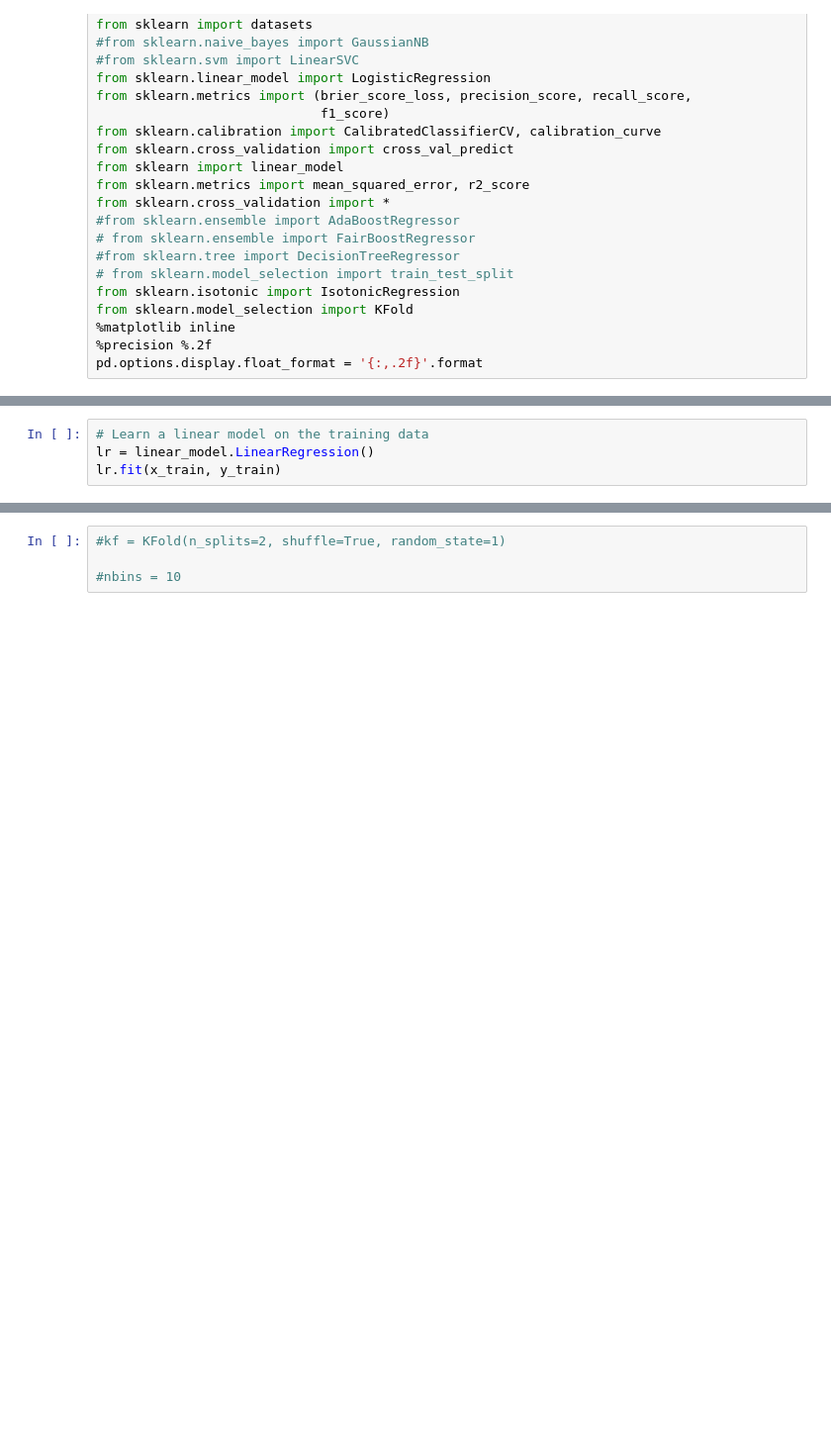
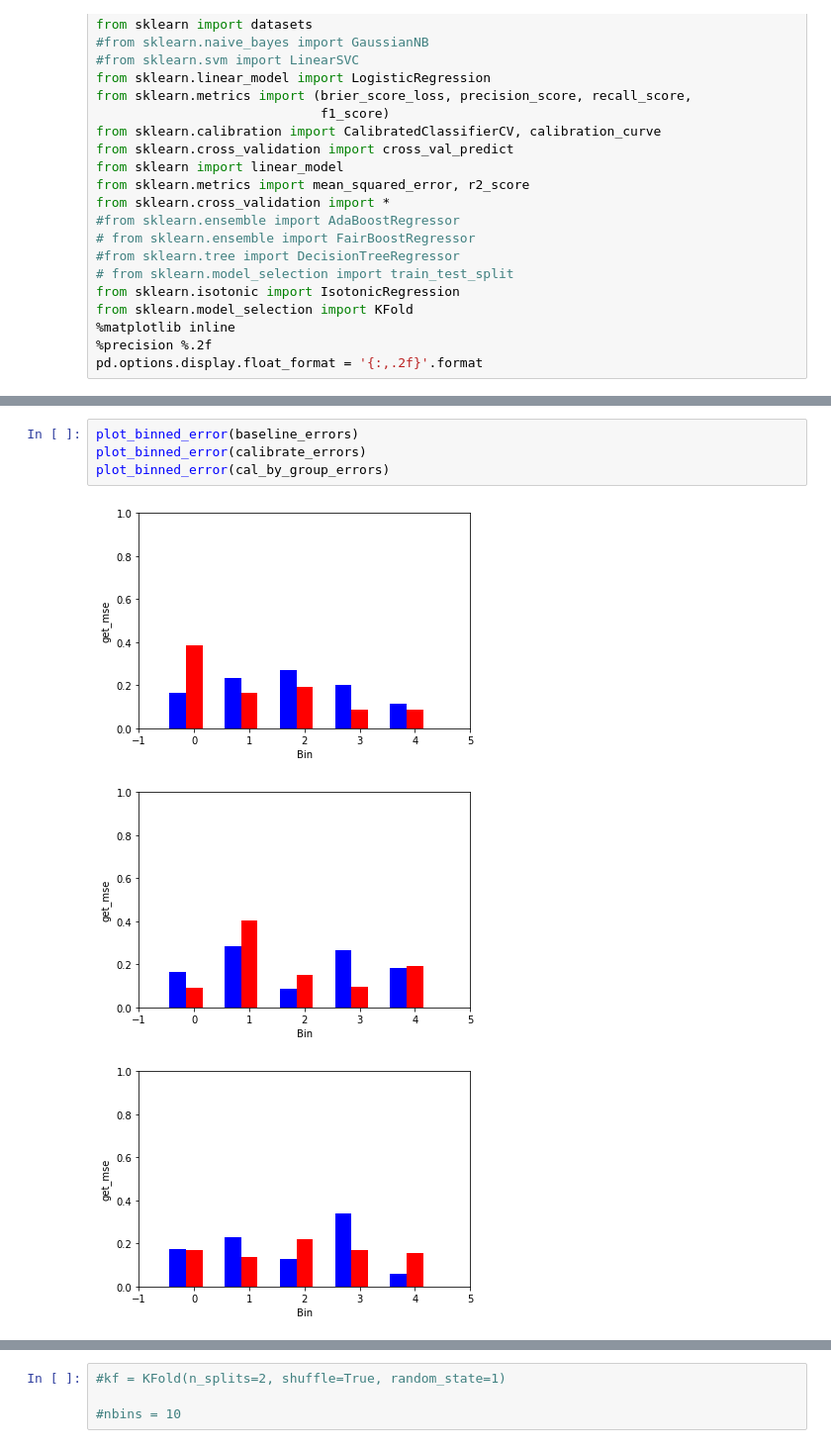
Before and after one commit to caitlinkuhlman/fair_ranking, a Jupyter notebook: test_calibration_by_groups.ipynb, the cells around one changed output, grey strips where cells are left out. Shown at 99% size. Drawn from its saved outputs; the diff is of its cells as text; blank space fills up the shorter version.

```diff
--- a/test_calibration_by_groups.ipynb
+++ b/test_calibration_by_groups.ipynb
@@ -211,7 +177,3 @@ g_train = g[obs[0:n_train]] # training dataset
 g_calibrate = g[obs[n_train:n_train+n_calibrate]] # calibration dataset
 g_test = g[obs[n_train+n_calibrate:len(g)]] # test dataset
 assert np.r_[g_train,g_calibrate,g_test].shape == g.shape #same shape, not good idea to check for unique
-# %%
-# Learn a linear model on the training data
-lr = linear_model.LinearRegression()
-lr.fit(x_train, y_train)
@@ -260,0 +337,8 @@ group1:  (31, 3)
+# %%
+plot_binned_error(baseline_errors)
+plot_binned_error(calibrate_errors)
+plot_binned_error(cal_by_group_errors)
+# %% [output]
+[figure, added]
+[figure, added]
+[figure, added]
```
Also changed, not shown: parts of 34 cells of this notebook.
